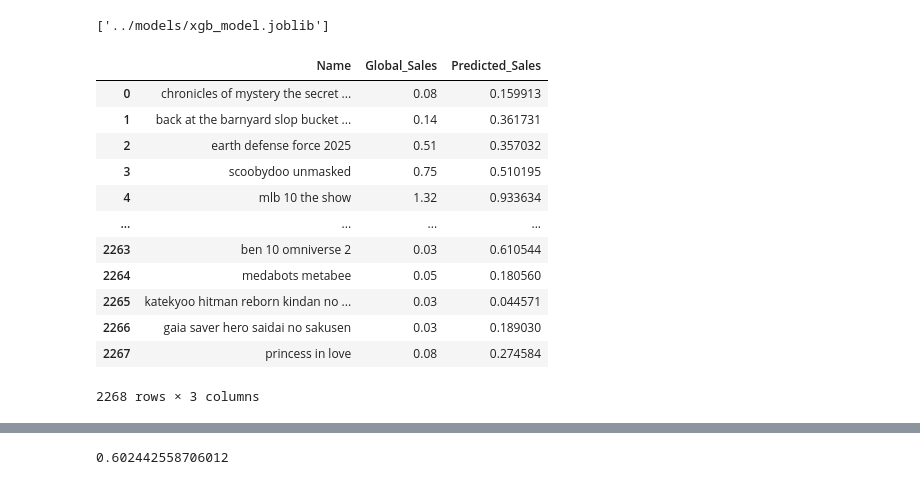
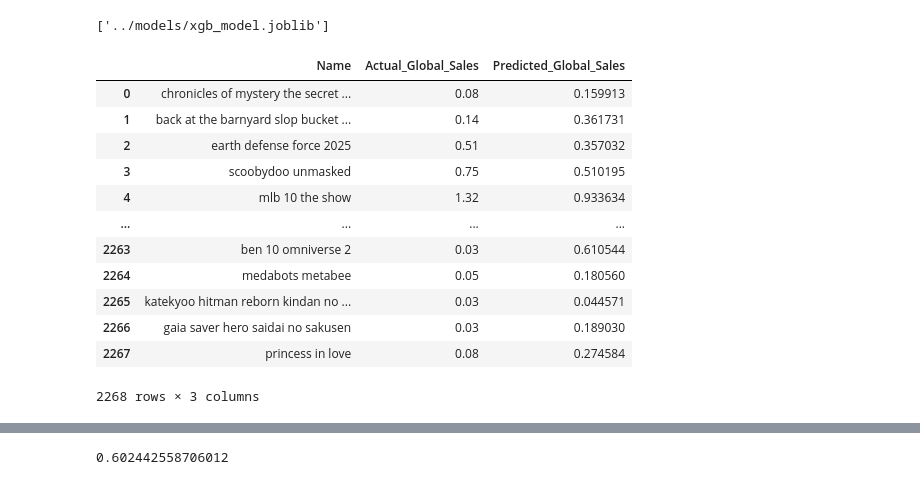
Before and after one commit to maxaclark/forecasting-video-game-sales, a Jupyter notebook: notebooks/ML_pipeline.ipynb, the cells around one changed output, grey strips where cells are left out. Cells and saved outputs as stored; diff of their text form; code cells hidden in the pictures.

```diff
--- a/notebooks/ML_pipeline.ipynb
+++ b/notebooks/ML_pipeline.ipynb
@@ -159,6 +159,14 @@ print("Test set shape:", X_test.shape, y_test.shape)
 # %% [output]
 Training set shape: (9070, 1346) (9070,)
 Test set shape: (2268, 1346) (2268,)
+# %%
+# Store X_train_name, X_test_name, y_train, y_test for later use
+np.savez("../data/train_test_split.npz", X_train=X_train, X_test=X_test, y_train=y_train, y_test=y_test)
+np.save("../data/X_train_name.npy", X_train_name)
+np.save("../data/X_test_name.npy", X_test_name)
+
+data = np.load("../data/train_test_split.npz")
+X_train, X_test = data["X_train"], data["X_test"]
 # %% [markdown]
 ### K-Nearest Neighbors
 # %%
@@ -263,19 +271,19 @@ joblib.dump(grid.best_estimator_, '../models/xgb_model.joblib')
 # %%
 # Loading XGBoost model for predictions
 xgb_model = joblib.load('../models/xgb_model.joblib')
 xgb_pred = xgb_model.predict(X_test)
 
 # Constructing dataframe of names, global sales, and predictions
 xgb_results_df = pd.DataFrame({
     'Name': X_test_name[:,0],
-    'Global_Sales': y_test,
-    'Predicted_Sales': xgb_pred.flatten()
+    'Actual_Global_Sales': y_test,
+    'Predicted_Global_Sales': xgb_pred.flatten()
 })
 
 # viewing model predictions
 xgb_results_df
 # %% [output]
-|  | Name | Global_Sales | Predicted_Sales |
+|  | Name | Actual_Global_Sales | Predicted_Global_Sales |
 | 0 | chronicles of mystery the secret ... | 0.08 | 0.159913 |
 | 1 | back at the barnyard slop bucket ... | 0.14 | 0.361731 |
 | 2 | earth defense force 2025 | 0.51 | 0.357032 |
```
Also changed, not shown: parts of 17 cells of this notebook, 3 other files.
